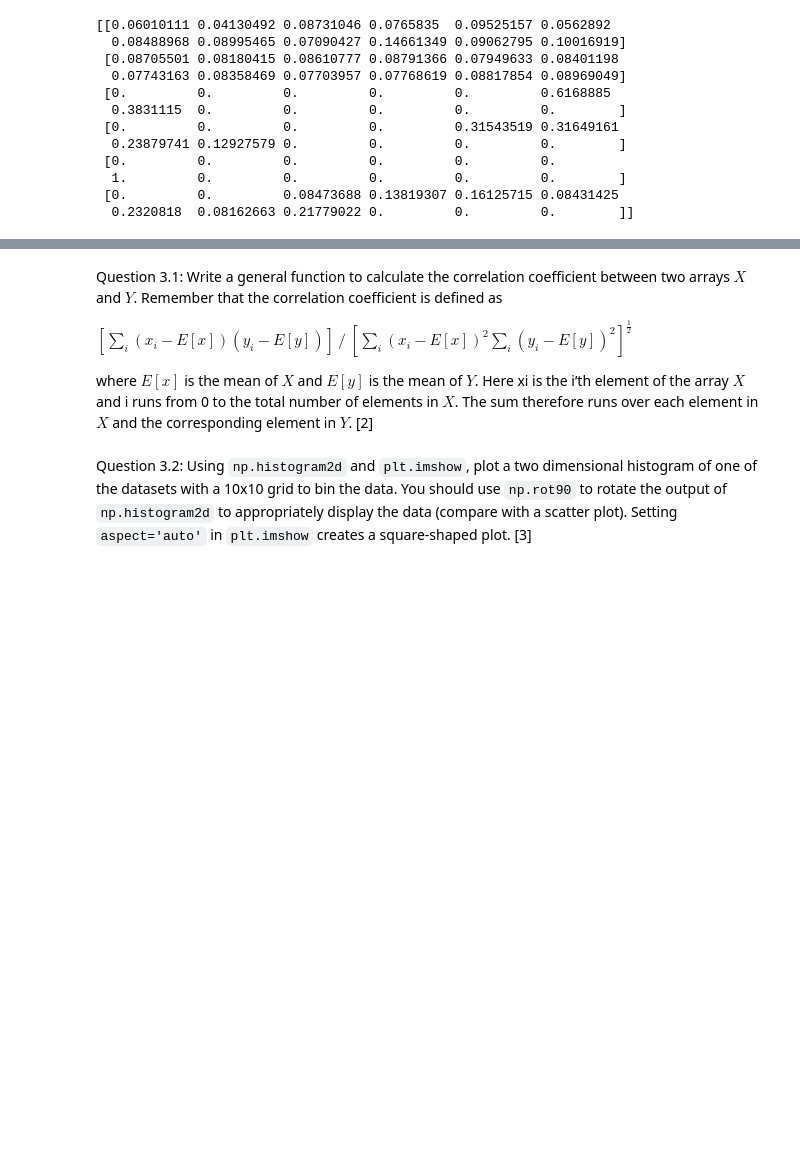
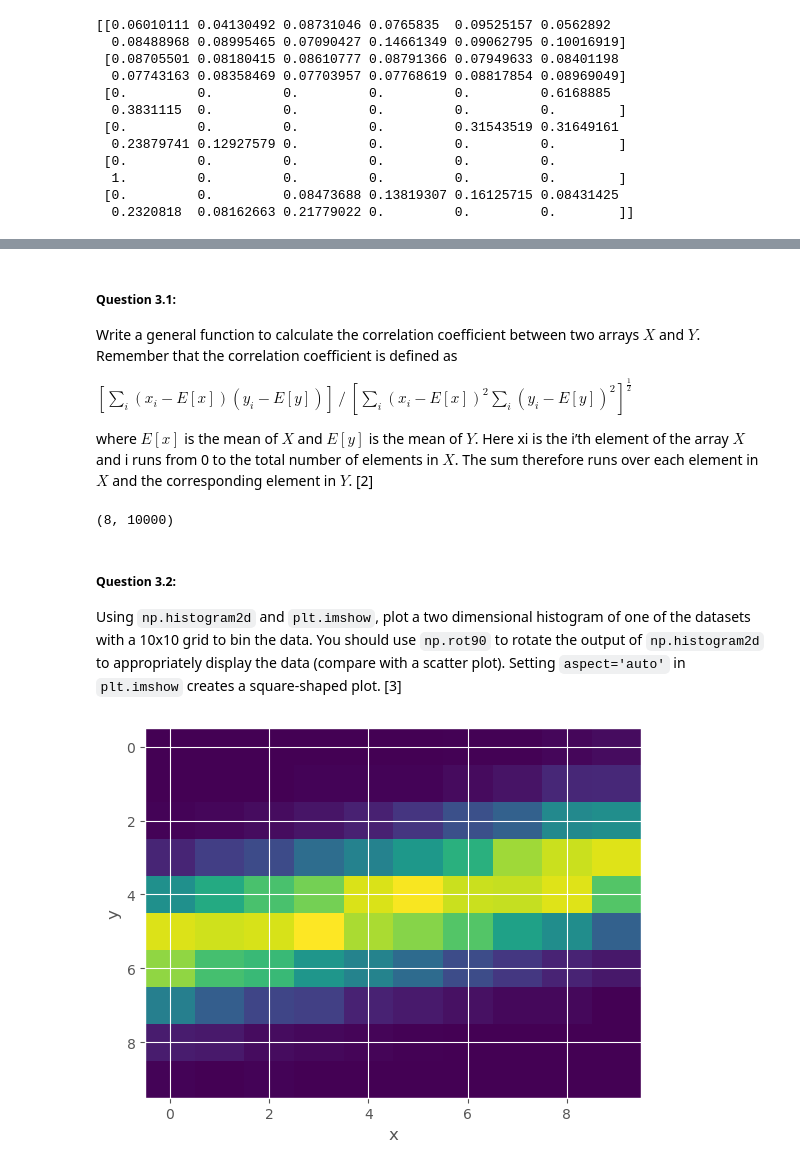
Before and after one commit to B218088-2022/PSB_2023, a Jupyter notebook: ICA1/assignment1.ipynb, the cells around one changed output, grey strips where cells are left out. Cells and saved outputs as stored; diff of their text form; code cells hidden in the pictures; blank space fills up the shorter version.

```diff
--- a/ICA1/assignment1.ipynb
+++ b/ICA1/assignment1.ipynb
@@ -186,8 +181,14 @@ $x/y=z$
 # %% [markdown]
-Question 3.1: Write a general function to calculate the correlation coefficient between two arrays $X$ and $Y$. Remember that the correlation coefficient is defined as
+##### Question 3.1:
+Write a general function to calculate the correlation coefficient between two arrays $X$ and $Y$. Remember that the correlation coefficient is defined as
 
 
 $[\displaystyle \sum^{}_{i}{(x_i - E[x])(y_i - E[y])}]\ / \ [\displaystyle \sum^{}_{i}{(x_i -E[x])^2}\displaystyle \sum^{}_{i}{(y_i -E[y])^2}]^\frac{1}{2}$
 
 
 where $E[x]$ is the mean of $X$ and $E[y]$ is the mean of $Y$. Here xi is the i’th element of the array $X$ and i runs from 0 to the total number of elements in $X$. The sum therefore runs over each element in $X$ and the corresponding element in $Y$. [2]
+# %%
+d= np.load('XandY.npy')
+d.shape
+# %% [output]
+(8, 10000)
@@ -194,2 +206,15 @@ where $E[x]$ is the mean of $X$ and $E[y]$ is the mean of $Y$. Here xi is the i
 # %% [markdown]
-Question 3.2: Using `np.histogram2d` and `plt.imshow`, plot a two dimensional histogram of one of the datasets with a 10x10 grid to bin the data. You should use `np.rot90` to rotate the output of `np.histogram2d` to appropriately display the data (compare with a scatter plot). Setting `aspect='auto'` in `plt.imshow` creates a square-shaped plot. [3]
+##### Question 3.2:
+Using `np.histogram2d` and `plt.imshow`, plot a two dimensional histogram of one of the datasets with a 10x10 grid to bin the data. You should use `np.rot90` to rotate the output of `np.histogram2d` to appropriately display the data (compare with a scatter plot). Setting `aspect='auto'` in `plt.imshow` creates a square-shaped plot. [3]
+# %%
+plt.figure()
+
+
+H, xedges, yedges = np.histogram2d(d[0], d[1])
+H = np.rot90(H)
+plt.imshow(H, aspect = 'auto')
+plt.xlabel('x')
+plt.ylabel('y')
+plt.show()
+# %% [output]
+[figure, added]
```
Also changed, not shown: parts of 29 cells of this notebook, 2 other files.
